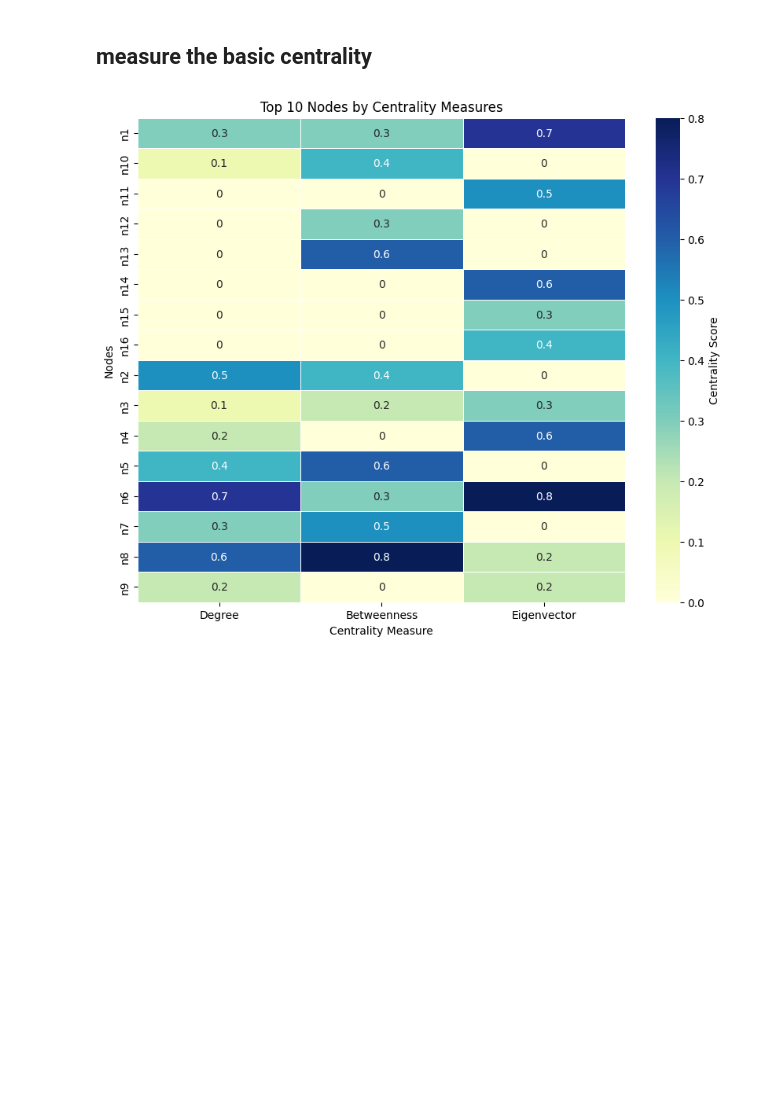
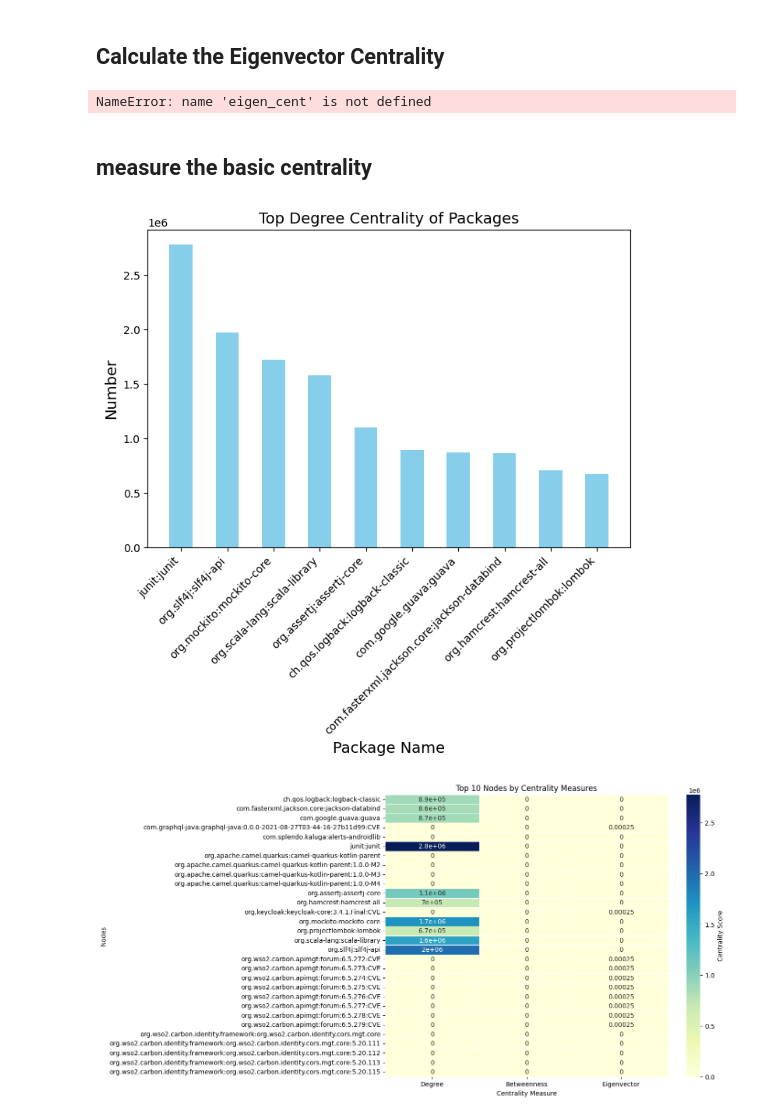
Before and after one commit to Wapiti08/DPAnalyzer, a Jupyter notebook: exp/graphml_exp.ipynb, the cells around one changed output. Saved outputs shown, nothing was run; the diff lists cells and outputs as text; code cells hidden in the pictures; blank space fills up the shorter version.

```diff
--- a/exp/graphml_exp.ipynb
+++ b/exp/graphml_exp.ipynb
@@ -68,3 +53,0 @@ NameError: name 'nodes' is not defined
-# %%
-for node, attrs in list(G.nodes(data=True))[:10]:
-    print(f"Node {node}: {attrs}")
@@ -76,2 +72,26 @@ for u, v, attrs in list(G.edges(data=True))[:10]:
+# %%
+betcenter = between_cent.BetCent(nodes, edges)
+top_between_cel = betcenter.cal_between_cent()
+logger.info(f"the top 10 nodes with highest betweenness centrality are: {top_between_cel}")
+# %% [markdown]
+## Calculate the Eigenvector Centrality
+# %%
+
+att_features = ["freshness", "popularity", "speed", "severity"]
+
+eigencenter = eigen_cent.EigenCent(nodes, edges, att_features)
+# process node attribute values to right format
+eigencenter._quan_attrs()
+eigencenter._covt_df()
+
+eigencenter._step_wise_reg(0.05, att_features)
+# analyse processed attributes
+eigencenter._weight_ana()
+
+# get the eigen centrality
+top_eigen_nodes = eigencenter.cal_weighted_eigen_cent(nodes)
+logger.info(f"the top 10 nodes with highest eigen centrality are: {top_eigen_nodes}")
+# %% [output]
+NameError: name 'eigen_cent' is not defined
 # %% [markdown]
 ## measure the basic centrality
@@ -85,27 +102,69 @@ eigenvector_top10 = [('n1', 0.7), ('n3', 0.3), ('n4', 0.6), ('n6', 0.8), ('n8',
+# %%
+import matplotlib.pyplot as plt
+
+# Data
+top_degree_cel = [
+    ('junit:junit', 2776187),
+    ('org.slf4j:slf4j-api', 1966542),
+    ('org.mockito:mockito-core', 1716650),
+    ('org.scala-lang:scala-library', 1579004),
+    ('org.assertj:assertj-core', 1098655),
+    ('ch.qos.logback:logback-classic', 888778),
+    ('com.google.guava:guava', 870442),
+    ('com.fasterxml.jackson.core:jackson-databind', 860781),
+    ('org.hamcrest:hamcrest-all', 701639),
+    ('org.projectlombok:lombok', 667337)
+]
+
+# Extract package names and corresponding values
+packages, values = zip(*top_degree_cel)
+
+# Create the bar chart
+plt.figure(figsize=(8, 6))
+plt.bar(packages, values, color='skyblue', width=0.5)
+
+# Rotate x-axis labels for better readability
+plt.xticks(rotation=45, ha='right')
+
+# Add titles and labels
+plt.title('Top Degree Centrality of Packages', fontsize=14)
+plt.xlabel('Package Name', fontsize=14)
+plt.ylabel('Number', fontsize=14)
+
+# Show the plot
+plt.subplots_adjust(bottom=0.2)
+plt.show()
+# %% [output]
+[figure, added]
 # %%
+import pandas as pd
+import matplotlib.pyplot as plt
+import seaborn as sns
+
+
 # Convert lists of tuples into dictionaries
-degree_dict = dict(degree_top10)
-betweenness_dict = dict(betweenness_top10)
-eigenvector_dict = dict(eigenvector_top10)
+degree_dict = dict(top_degree_cel)
+betweenness_dict = dict(top_between_cel)
+eigenvector_dict = dict(top_eigen_cel)
 
 # Collect all unique nodes and sort them
 all_nodes = sorted(set(degree_dict) | set(betweenness_dict) | set(eigenvector_dict))
 
 # Create a DataFrame with nodes as rows and centralities as columns
 data = pd.DataFrame({
     'Degree': [degree_dict.get(node, 0) for node in all_nodes],
     'Betweenness': [betweenness_dict.get(node, 0) for node in all_nodes],
     'Eigenvector': [eigenvector_dict.get(node, 0) for node in all_nodes]
 }, index=all_nodes)
 
 # Plot the heatmap
 plt.figure(figsize=(10, 8))
 sns.heatmap(data, annot=True, cmap='YlGnBu', cbar_kws={'label': 'Centrality Score'}, linewidths=0.5)
 
 # Add labels and title
 plt.title('Top 10 Nodes by Centrality Measures')
 plt.xlabel('Centrality Measure')
 plt.ylabel('Nodes')
 plt.show()
 # %% [output]
-[figure, old version]
+[figure, new version]
```
Also changed, not shown: parts of 16 cells of this notebook, 7 other files.
